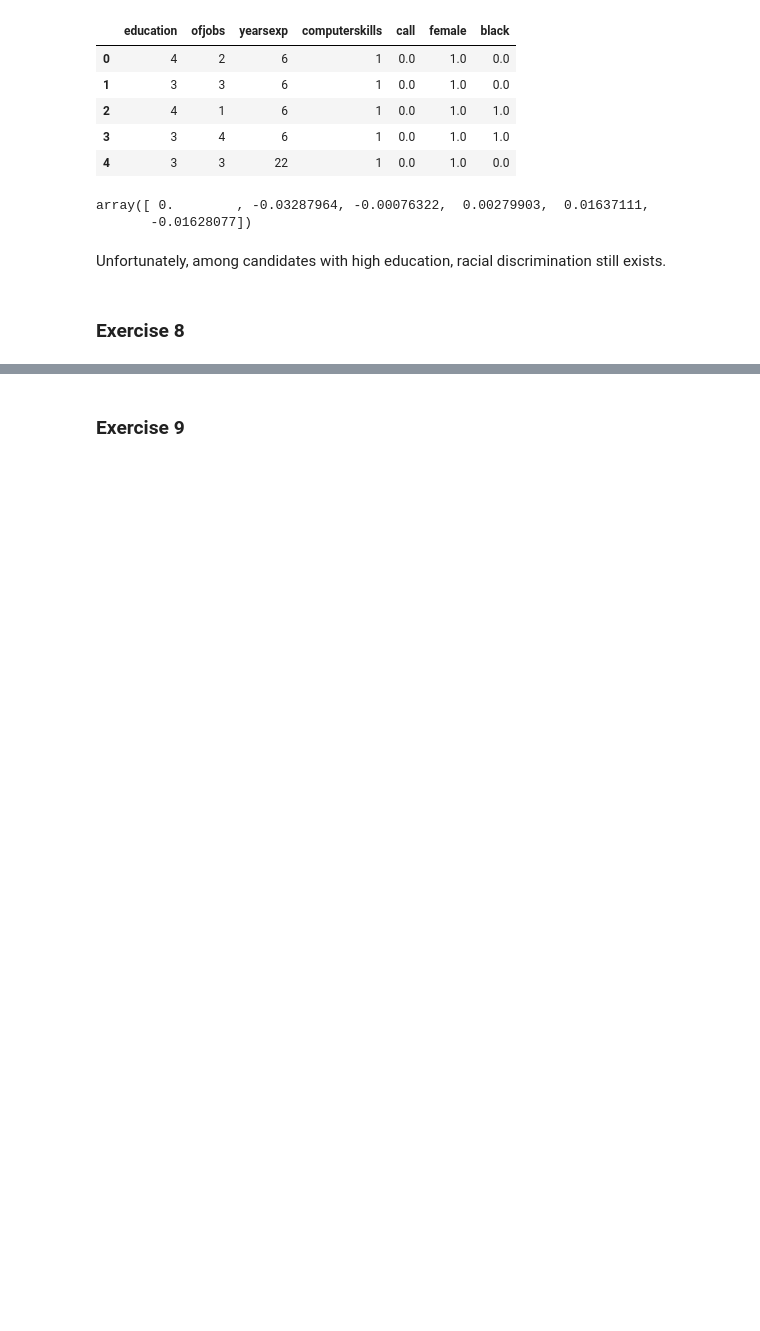
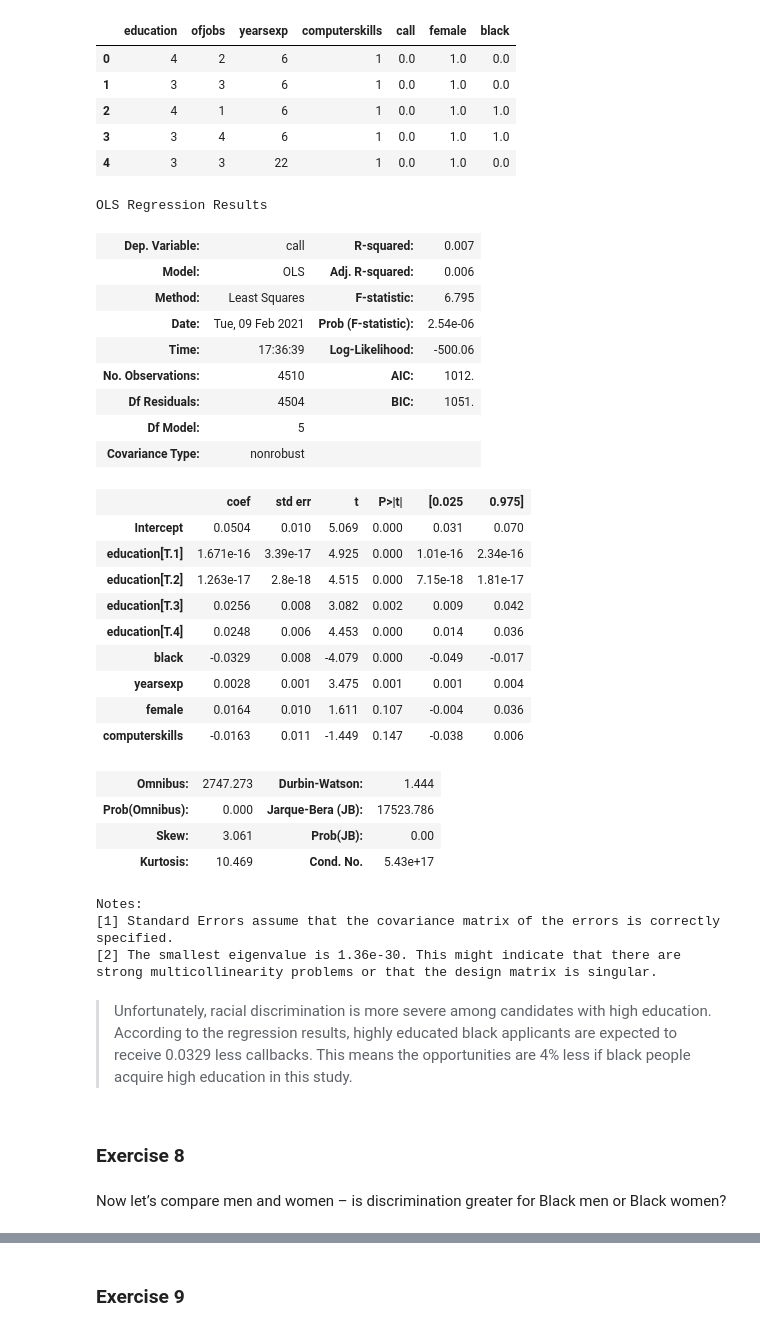
Before and after one commit to solaris-2578/IDS-701-Unifying-DS, a Jupyter notebook: 02_Resume_Experiment_Analysis/Resume_Experiment_Analysis.ipynb, the cells around one changed output, grey strips where cells are left out. Cells and saved outputs as stored; diff of their text form; code cells hidden in the pictures; blank space fills up the shorter version.

```diff
--- a/02_Resume_Experiment_Analysis/Resume_Experiment_Analysis.ipynb
+++ b/02_Resume_Experiment_Analysis/Resume_Experiment_Analysis.ipynb
@@ -140,15 +196,42 @@ high.head()
 | 2 | 4 | 1 | 6 | 1 | 0.0 | 1.0 | 1.0 |
 | 3 | 3 | 4 | 6 | 1 | 0.0 | 1.0 | 1.0 |
 | 4 | 3 | 3 | 22 | 1 | 0.0 | 1.0 | 0.0 |
-# %%
-X2 = np.c_[np.ones(high.shape[0]), high[['black', 'education', 'yearsexp', 'female', 'computerskills']]]
-reg2 = LinearRegression().fit(X2, high['call'])
-reg2.coef_
-# %% [output]
-array([ 0.        , -0.03287964, -0.00076322,  0.00279903,  0.01637111,
-       -0.01628077])
-# %% [markdown]
-Unfortunately, among candidates with high education, racial discrimination still exists.
+# %%
+smf.ols("call ~ black + education + yearsexp + female + computerskills", high) \
+                .fit().summary()
+# %% [output]
+OLS Regression Results
+| Dep. Variable: | call | R-squared: | 0.007 |
+| Model: | OLS | Adj. R-squared: | 0.006 |
+| Method: | Least Squares | F-statistic: | 6.795 |
+| Date: | Tue, 09 Feb 2021 | Prob (F-statistic): | 2.54e-06 |
+| Time: | 17:36:39 | Log-Likelihood: | -500.06 |
+| No. Observations: | 4510 | AIC: | 1012. |
+| Df Residuals: | 4504 | BIC: | 1051. |
+| Df Model: | 5 |  |  |
+| Covariance Type: | nonrobust |  |  |
+|  | coef | std err | t | P>|t| | [0.025 | 0.975] |
+| Intercept | 0.0504 | 0.010 | 5.069 | 0.000 | 0.031 | 0.070 |
+| education[T.1] | 1.671e-16 | 3.39e-17 | 4.925 | 0.000 | 1.01e-16 | 2.34e-16 |
+| education[T.2] | 1.263e-17 | 2.8e-18 | 4.515 | 0.000 | 7.15e-18 | 1.81e-17 |
+| education[T.3] | 0.0256 | 0.008 | 3.082 | 0.002 | 0.009 | 0.042 |
+| education[T.4] | 0.0248 | 0.006 | 4.453 | 0.000 | 0.014 | 0.036 |
+| black | -0.0329 | 0.008 | -4.079 | 0.000 | -0.049 | -0.017 |
+| yearsexp | 0.0028 | 0.001 | 3.475 | 0.001 | 0.001 | 0.004 |
+| female | 0.0164 | 0.010 | 1.611 | 0.107 | -0.004 | 0.036 |
+| computerskills | -0.0163 | 0.011 | -1.449 | 0.147 | -0.038 | 0.006 |
+| Omnibus: | 2747.273 | Durbin-Watson: | 1.444 |
+| Prob(Omnibus): | 0.000 | Jarque-Bera (JB): | 17523.786 |
+| Skew: | 3.061 | Prob(JB): | 0.00 |
+| Kurtosis: | 10.469 | Cond. No. | 5.43e+17 |
+Notes:
+[1] Standard Errors assume that the covariance matrix of the errors is correctly specified.
+[2] The smallest eigenvalue is 1.36e-30. This might indicate that there are
+strong multicollinearity problems or that the design matrix is singular.
+# %% [markdown]
+> Unfortunately, racial discrimination is more severe among candidates with high education. According to the regression results, highly educated black applicants are expected to receive 0.0329 less callbacks. This means the opportunities are 4% less if black people acquire high education in this study.
 # %% [markdown]
 ### Exercise 8
+# %% [markdown]
+Now let’s compare men and women – is discrimination greater for Black men or Black women?
 # %% [markdown]
```
Also changed, not shown: parts of 35 cells of this notebook, 2 other files.
